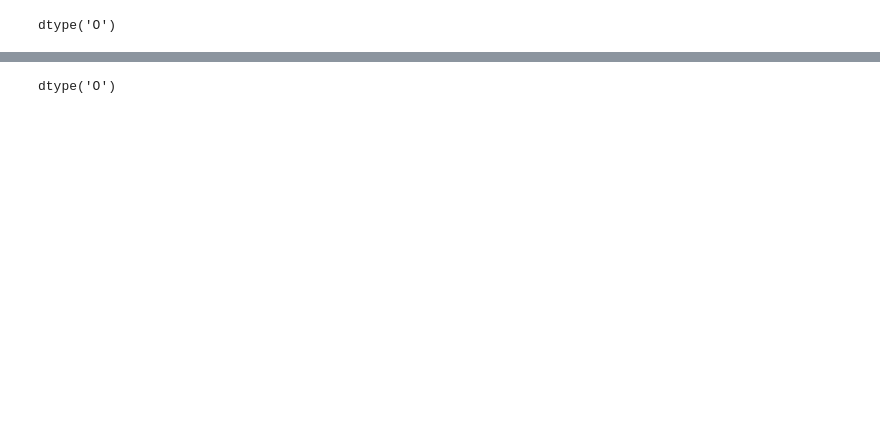
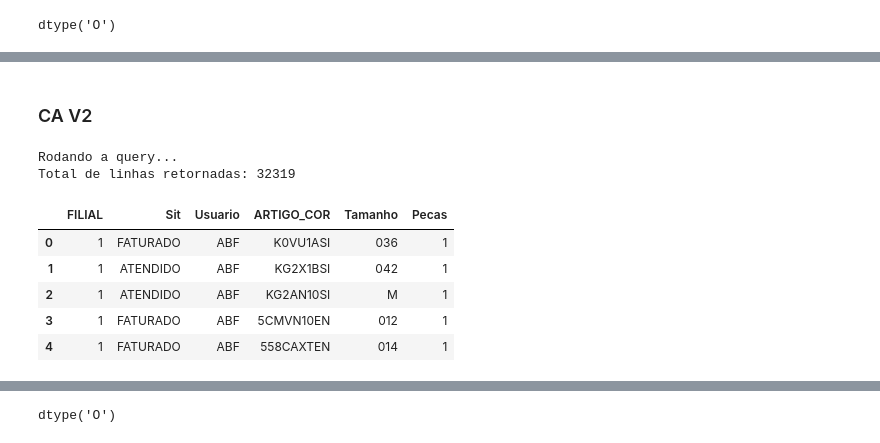
Before and after one commit to Gabrielxdev/projecao, a Jupyter notebook: QUERY.ipynb, the cells around one changed output, grey strips where cells are left out. Cells and saved outputs as stored; diff of their text form; code cells hidden in the pictures; blank space fills up the shorter version.

```diff
--- a/QUERY.ipynb
+++ b/QUERY.ipynb
@@ -97,2 +94,72 @@ df_CA['ARTIGO_COR'].nunique()
 # %%
 df_CA.to_excel('data/df_CA.xlsx', index=False)
+# %% [markdown]
+### CA V2
+# %%
+
+query = f"""
+
+
+with cte as (
+  SELECT
+    CAST(c.PontoVda AS STRING) AS FILIAL,
+    c.Sit,
+    c.Usuario,
+    c.ARTIGO_COR,
+    c.Tamanho,
+    SUM(CAST(c.Pecas AS INTEGER)) AS Pecas
+  FROM `hering-data-analytics-prod.BI.vendas_sell_in_fato_bi` c
+  WHERE Sit = 'FATURADO'
+    AND CAST(DtEmiNota AS DATE) IN
+    (
+    CURRENT_DATE('America/Sao_Paulo'),
+    DATE_SUB(CURRENT_DATE('America/Sao_Paulo'), INTERVAL 1 DAY),
+    DATE_SUB(CURRENT_DATE('America/Sao_Paulo'), INTERVAL 2 DAY),
+    DATE_SUB(CURRENT_DATE('America/Sao_Paulo'), INTERVAL 3 DAY)
+    )
+    AND DATE(DataHora_Criacao_OV, 'America/Sao_Paulo') >= '2026-03-10'
+    AND c.Usuario = 'ABF'
+    GROUP BY
+    CAST(c.PontoVda AS STRING),
+    c.Sit,
+    c.Usuario,
+    c.ARTIGO_COR,
+    c.Tamanho
+  UNION ALL
+
+  SELECT
+    CAST(c.PontoVda AS STRING) AS FILIAL,
+    c.Sit,
+    c.Usuario,
+    c.ARTIGO_COR,
+    c.Tamanho,
+    SUM(CAST(c.Pecas AS INTEGER)) AS Pecas
+  FROM `hering-data-analytics-prod.BI.vendas_sell_in_fato_bi` c
+  WHERE  c.Sit IN ('PENDENTE', 'ATENDIDO', 'SUSPENSO COMERCIAL', 'SUSPENSO COMERCIAL + FINANCEIRO', 'SUSPENSO FINANCEIRO')
+    and DATE(DataHora_Criacao_OV, 'America/Sao_Paulo') >= '2026-03-10'
+    and c.Usuario = 'ABF'
+  GROUP BY CAST(c.PontoVda AS STRING), c.Sit, c.Usuario, c.ARTIGO_COR, c.Tamanho
+)
+
+select * from cte
+where FILIAL IS NOT NULL
+order by FILIAL ASC
+
+"""
+
+# 4. Executa e joga direto para um DataFrame do Pandas
+print("Rodando a query...")
+df_CA_V2 = client.query(query).to_dataframe()
+
+# 5. Visualiza o resultado
+print(f"Total de linhas retornadas: {len(df_CA_V2)}")
+display(df_CA_V2.head())
+# %% [output]
+Rodando a query...
+Total de linhas retornadas: 32319
+|  | FILIAL | Sit | Usuario | ARTIGO_COR | Tamanho | Pecas |
+| 0 | 1 | FATURADO | ABF | K0VU1ASI | 036 | 1 |
+| 1 | 1 | ATENDIDO | ABF | KG2X1BSI | 042 | 1 |
+| 2 | 1 | ATENDIDO | ABF | KG2AN10SI | M | 1 |
+| 3 | 1 | FATURADO | ABF | 5CMVN10EN | 012 | 1 |
+| 4 | 1 | FATURADO | ABF | 558CAXTEN | 014 | 1 |
```
Also changed, not shown: parts of 21 cells of this notebook, 1 other file.
